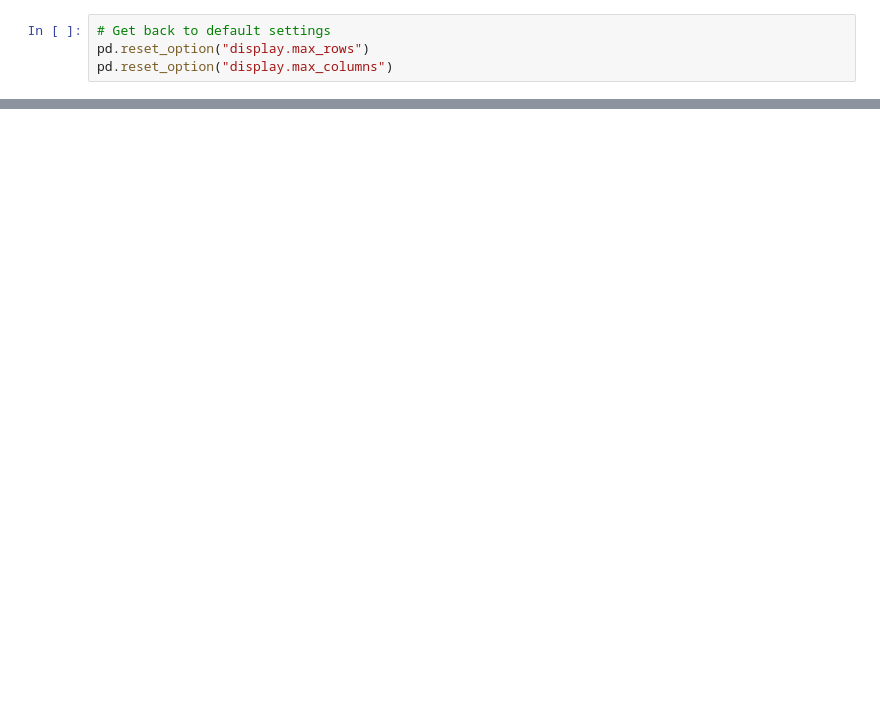
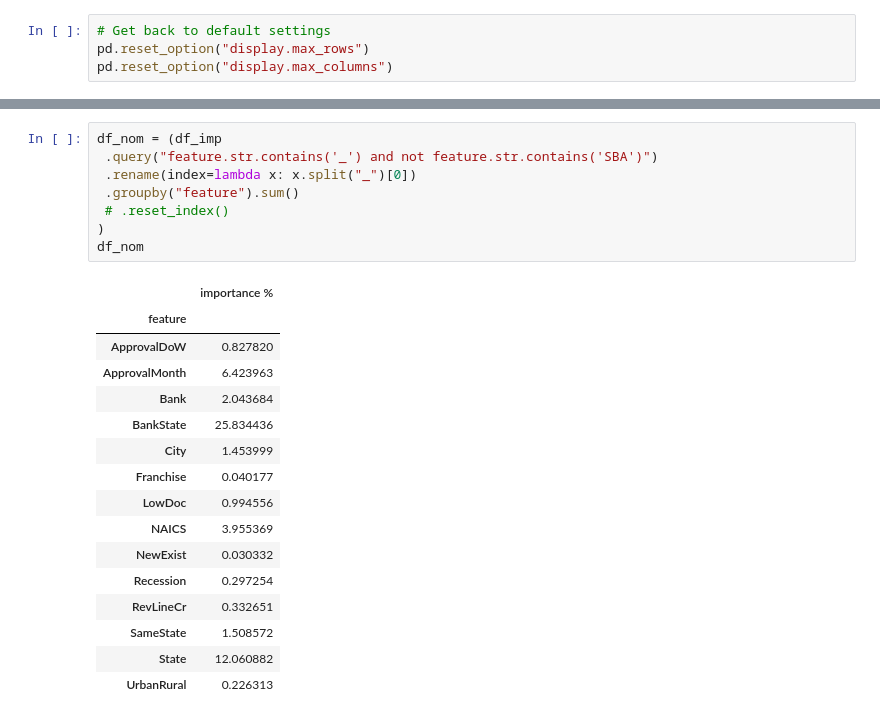
Before and after one commit to GMartin-Data/loan_approval, a Jupyter notebook: notebooks/modeling.ipynb, the cells around one changed output, grey strips where cells are left out. Drawn from its saved outputs; the diff is of its cells as text; blank space fills up the shorter version.

```diff
--- a/notebooks/modeling.ipynb
+++ b/notebooks/modeling.ipynb
@@ -336,0 +434,25 @@ pd.reset_option("display.max_columns")
+# %%
+df_nom = (df_imp
+ .query("feature.str.contains('_') and not feature.str.contains('SBA')")
+ .rename(index=lambda x: x.split("_")[0])
+ .groupby("feature").sum()
+ # .reset_index()
+)
+df_nom
+# %% [output]
+|  | importance % |
+| feature |  |
+| ApprovalDoW | 0.827820 |
+| ApprovalMonth | 6.423963 |
+| Bank | 2.043684 |
+| BankState | 25.834436 |
+| City | 1.453999 |
+| Franchise | 0.040177 |
+| LowDoc | 0.994556 |
+| NAICS | 3.955369 |
+| NewExist | 0.030332 |
+| Recession | 0.297254 |
+| RevLineCr | 0.332651 |
+| SameState | 1.508572 |
+| State | 12.060882 |
+| UrbanRural | 0.226313 |
```
Also changed, not shown: parts of 25 cells of this notebook.
